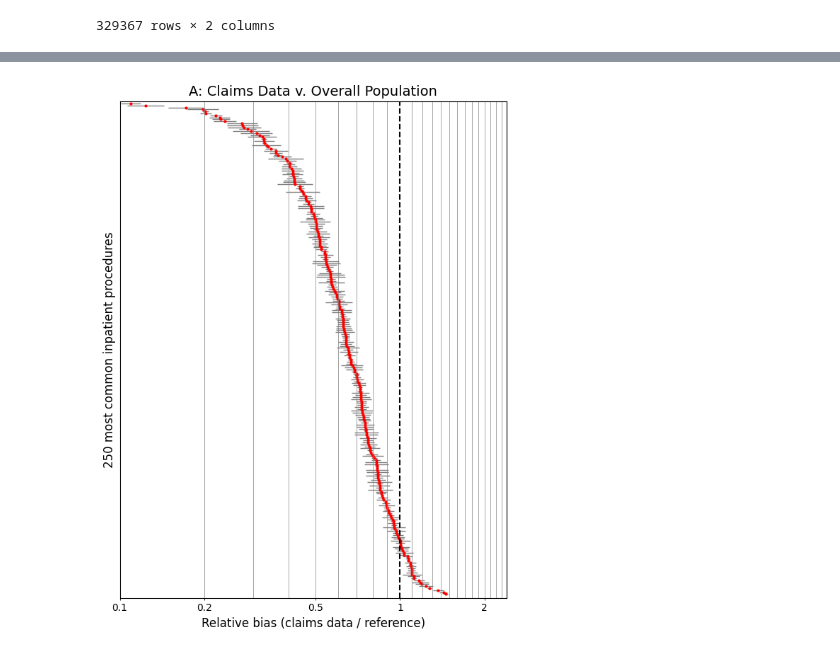
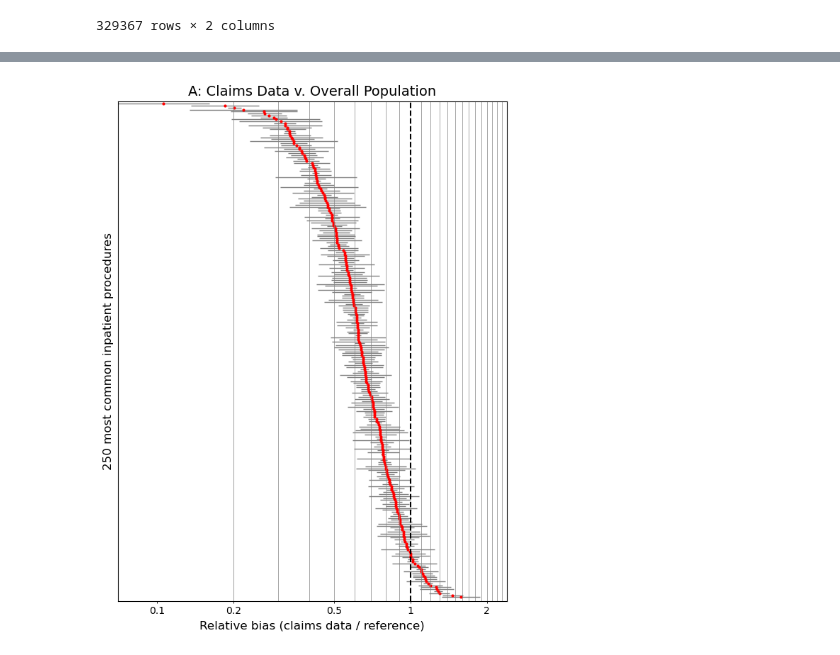
Before and after one commit to alex-dahlen/ClaimsDataBenchmarking, a Jupyter notebook: sensitivity_analysis_restricting_target_cohort.ipynb, the cells around one changed output, grey strips where cells are left out. Saved outputs shown, nothing was run; the diff lists cells and outputs as text; code cells hidden in the pictures.

```diff
--- a/sensitivity_analysis_restricting_target_cohort.ipynb
+++ b/sensitivity_analysis_restricting_target_cohort.ipynb
@@ -1408,13 +1405,16 @@ df_temp
 # %%
-# #for each procedure, estimate the rate in MS and SID
+# for each procedure, estimate the rate in MS and SID
 
-# df_procs = pd.DataFrame([], columns = ['procedure', 'rate_MS', 'rate_SID', 'rel_bias', 'rel_bias_low', 'rel_bias_high'])
-# ii = 0
-# for proc in procedures:
-#     df_temp = pd.merge(df_sid[['MSA', 'EGEOLOC', 'Pop 18 to 65', proc]], df[['MSA', 'EGEOLOC', proc, 'Total Pop', 'mem_days']], on=['MSA', 'EGEOLOC'], how='outer').rename(columns = {proc+'_x': 'sid', proc+'_y': 'ms'}).fillna(0)
-#     rate_ms = (df_temp.ms * df_temp.mem_days).sum() / df_temp.mem_days.sum()
-#     rate_sid = (df_temp.sid * df_temp['Pop 18 to 65']).sum() / df_temp['Pop 18 to 65'].sum()
-#     rel_bias = rate_ms / rate_sid
-#     ci = (rate_ms / df_temp.mem_days.sum() * 36500) ** 0.5
-#     df_procs.loc[ii] = [proc, rate_ms, rate_sid, rel_bias, rel_bias * (1 - 1.96 * ci / rate_ms), rel_bias * (1 + 1.96 * ci / rate_ms)]
-#     ii += 1
+df_procs = pd.DataFrame([], columns = ['procedure', 'rate_MS', 'rate_SID', 'rel_bias', 'rel_bias_low', 'rel_bias_high', 'ms_low', 'ms_high', 'sid_low', 'sid_high'])
+ii = 0
+for proc in procedures:
+    df_temp = pd.merge(df_sid[['MSA', 'EGEOLOC', 'Pop 18 to 65', proc]], df[['MSA', 'EGEOLOC', proc, 'Total Pop', 'mem_days']], on=['MSA', 'EGEOLOC'], how='outer').rename(columns = {proc+'_x': 'sid', proc+'_y': 'ms'}).fillna(0)
+    df_temp = df_temp[df_temp.EGEOLOC.isin([11, 18, 22, 35, 62])]
+    rate_ms = (df_temp.ms * df_temp.mem_days).sum() / df_temp.mem_days.sum()
+    rate_sid = (df_temp.sid * df_temp['Pop 18 to 65']).sum() / df_temp['Pop 18 to 65'].sum()
+    rel_bias = rate_ms / rate_sid
+    err_rate_ms = (rate_ms / df_temp.mem_days.sum() * 36500) ** 0.5
+    err_rate_sid = (rate_sid / df_temp['Pop 18 to 65'].sum()) ** 0.5
+    err_log_rel_bias = ((err_rate_ms / rate_ms)**2 + (err_rate_sid / rate_sid)**2) ** 0.5
+    df_procs.loc[ii] = [proc, rate_ms, rate_sid, rel_bias, np.exp(np.log(rel_bias) - 1.96 * err_log_rel_bias), np.exp(np.log(rel_bias) + 1.96 * err_log_rel_bias), (rate_ms -1.96 * err_rate_ms), (rate_ms + 1.96 * err_rate_ms), (rate_sid -1.96 * err_rate_sid), (rate_sid + 1.96 * err_rate_sid)]
+    ii += 1
@@ -1435,0 +1421,3 @@ for proc in procedures:
+# %%
+df_procs = pd.merge(df_procs, distinct_procs, left_on='procedure', right_on='PRCCSR DESCRIPTION', how='left')
+df_procs = df_procs.drop('PRCCSR DESCRIPTION', axis=1).reset_index(drop = True)
@@ -1435,0 +1442,3 @@ for proc in procedures:
+# %%
+# subset list of procedures
+df_procs = df_procs[df_procs['procedure'].isin(proc_list)]
@@ -1497,0 +1520,3 @@ df_top100[df_top100.procedure == 'Mental health procedures, NEC']
+# %%
+# subset list of procedures and sort
+df_temp = df_procs[df_procs['procedure'].isin(proc_list)].sort_values(by = 'rate_SID', ascending=False).sort_values(by='rel_bias').copy()
@@ -1498,7 +1539,6 @@ df_top100[df_top100.procedure == 'Mental health procedures, NEC']
 # %%
 plt.figure(figsize=(6,8))
 
-df_temp = df_procs.sort_values(by = 'rate_SID', ascending=False)[1:251].sort_values(by='rel_bias').copy()
 # df_temp = df_procs.sort_values(by = 'rate_SID', ascending=False)[1:101].sort_values(by='rel_bias').copy()
 # df_temp = df_procs.copy()
 plot_order = df_temp['procedure']
@@ -1534,36 +1574,36 @@ plt.axvline(.9, color='gray', linewidth=0.5)
 plt.axvline(1.1, color='gray', linewidth=0.5)
 plt.axvline(1.2, color='gray', linewidth=0.5)
 plt.axvline(1.3, color='gray', linewidth=0.5)
 plt.axvline(1.4, color='gray', linewidth=0.5)
 plt.axvline(1.5, color='gray', linewidth=0.5)
 plt.axvline(1.6, color='gray', linewidth=0.5)
 plt.axvline(1.7, color='gray', linewidth=0.5)
 plt.axvline(1.8, color='gray', linewidth=0.5)
 plt.axvline(1.9, color='gray', linewidth=0.5)
 plt.axvline(2.0, color='gray', linewidth=0.5)
 plt.axvline(2.1, color='gray', linewidth=0.5)
 plt.axvline(2.2, color='gray', linewidth=0.5)
 plt.axvline(2.3, color='gray', linewidth=0.5)
 plt.axvline(2.4, color='gray', linewidth=0.5)
-plt.xlim([0.1, 2.4])
+plt.xlim([0.07, 2.4])
 
 plt.ylim([251, -1])
 
 ax = plt.gca()
 locs = np.array([.1, 0.2, 0.5,  1, 2, 5, 10])
 labels = np.array(['0.1', '0.2', '0.5', '1', '2', '5','10'])
 
 ax.xaxis.set_minor_locator(ticker.FixedLocator(locs))
 ax.xaxis.set_minor_formatter(ticker.FixedFormatter(labels))
 ax.xaxis.set_major_locator(ticker.NullLocator())
 
 ax.yaxis.set_major_locator(ticker.NullLocator())
 ax.yaxis.set_minor_locator(ticker.NullLocator())
 
 plt.tight_layout()
-plt.savefig('temp_whole.jpg', dpi = 800)
+plt.savefig('caterpillar_whole.jpg', dpi = 800)
 # %% [output]
-[figure, old version]
+[figure, new version]
 # %%
 plot_order
 # %% [output]
```
Also changed, not shown: parts of 237 cells of this notebook, 1 other file.
